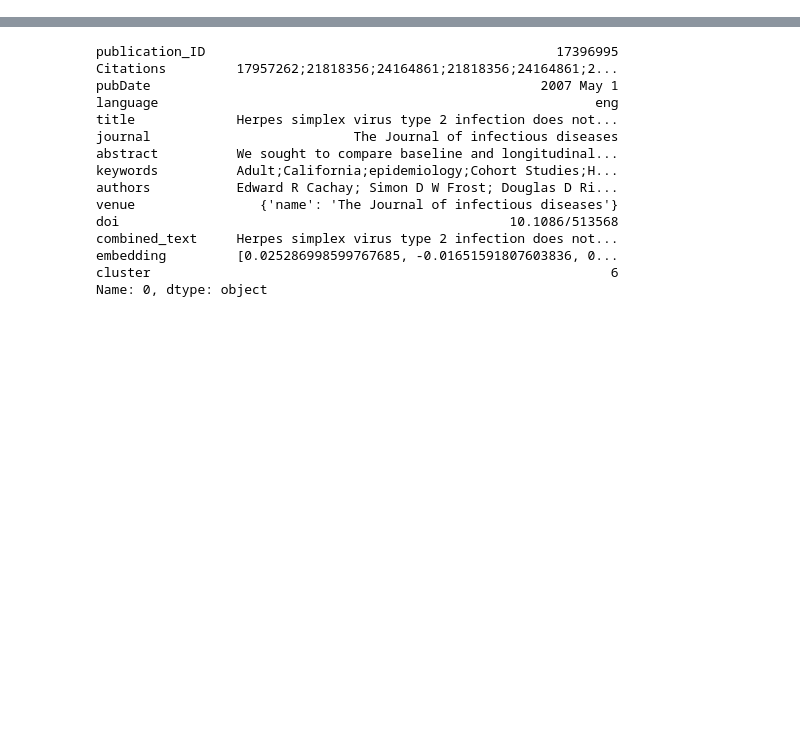
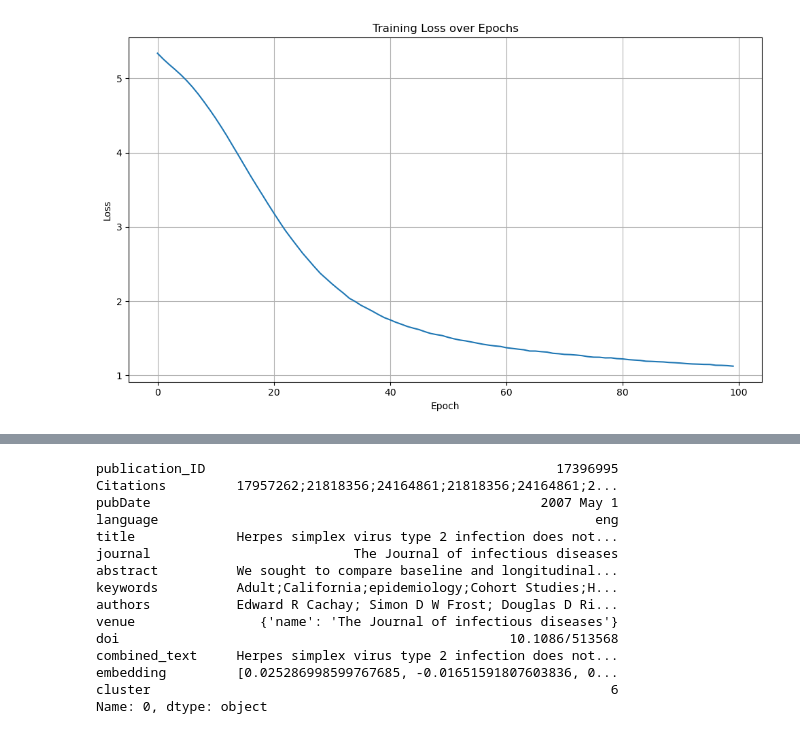
Before and after one commit to JoseMorales7/CS554-FInalProject, a Jupyter notebook: trainTest.ipynb, the cells around one changed output, grey strips where cells are left out. Cells and saved outputs as stored; diff of their text form; code cells hidden in the pictures; blank space fills up the shorter version.

Commit message:
Added eval code for graph and graph + txt

```diff
--- a/trainTest.ipynb
+++ b/trainTest.ipynb
@@ -128,3 +171,33 @@ Epoch 99, Loss: 1.3257
+# %%
+import matplotlib.pyplot as plt
+
+# Loss values per epoch
+loss_values = [
+    5.3399, 5.2608, 5.1894, 5.1223, 5.0510, 4.9730, 4.8860, 4.7907, 4.6861, 4.5775,
+    4.4638, 4.3434, 4.2180, 4.0855, 3.9549, 3.8219, 3.6896, 3.5621, 3.4372, 3.3109,
+    3.1887, 3.0682, 2.9517, 2.8472, 2.7446, 2.6433, 2.5529, 2.4625, 2.3761, 2.3061,
+    2.2355, 2.1704, 2.1076, 2.0400, 1.9967, 1.9457, 1.9060, 1.8651, 1.8209, 1.7801,
+    1.7499, 1.7171, 1.6892, 1.6600, 1.6380, 1.6180, 1.5902, 1.5659, 1.5511, 1.5376,
+    1.5143, 1.4943, 1.4778, 1.4665, 1.4514, 1.4361, 1.4210, 1.4090, 1.3990, 1.3914,
+    1.3747, 1.3651, 1.3557, 1.3471, 1.3299, 1.3295, 1.3214, 1.3154, 1.2994, 1.2936,
+    1.2848, 1.2819, 1.2758, 1.2679, 1.2549, 1.2471, 1.2462, 1.2377, 1.2385, 1.2280,
+    1.2238, 1.2141, 1.2085, 1.2038, 1.1929, 1.1902, 1.1861, 1.1831, 1.1762, 1.1724,
+    1.1673, 1.1603, 1.1557, 1.1531, 1.1499, 1.1489, 1.1385, 1.1371, 1.1332, 1.1261
+]
+
+epochs = list(range(len(loss_values)))
+
+# Plotting
+plt.figure(figsize=(10, 6))
+plt.plot(epochs, loss_values)
+plt.title('Training Loss over Epochs')
+plt.xlabel('Epoch')
+plt.ylabel('Loss')
+plt.grid(True)
+plt.tight_layout()
+plt.show()
+# %% [output]
+[figure, added]
 # %%
 out.shape
 # %% [output]
```
Also changed, not shown: parts of 34 cells of this notebook.
